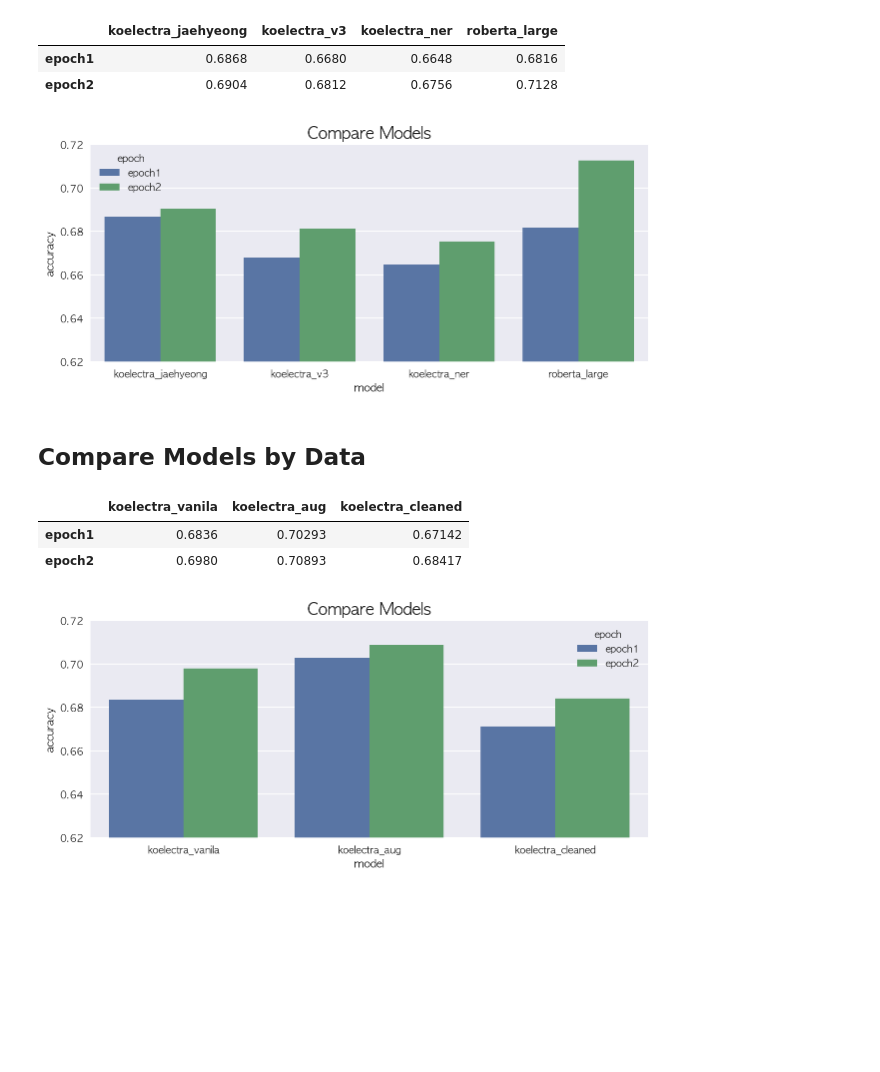
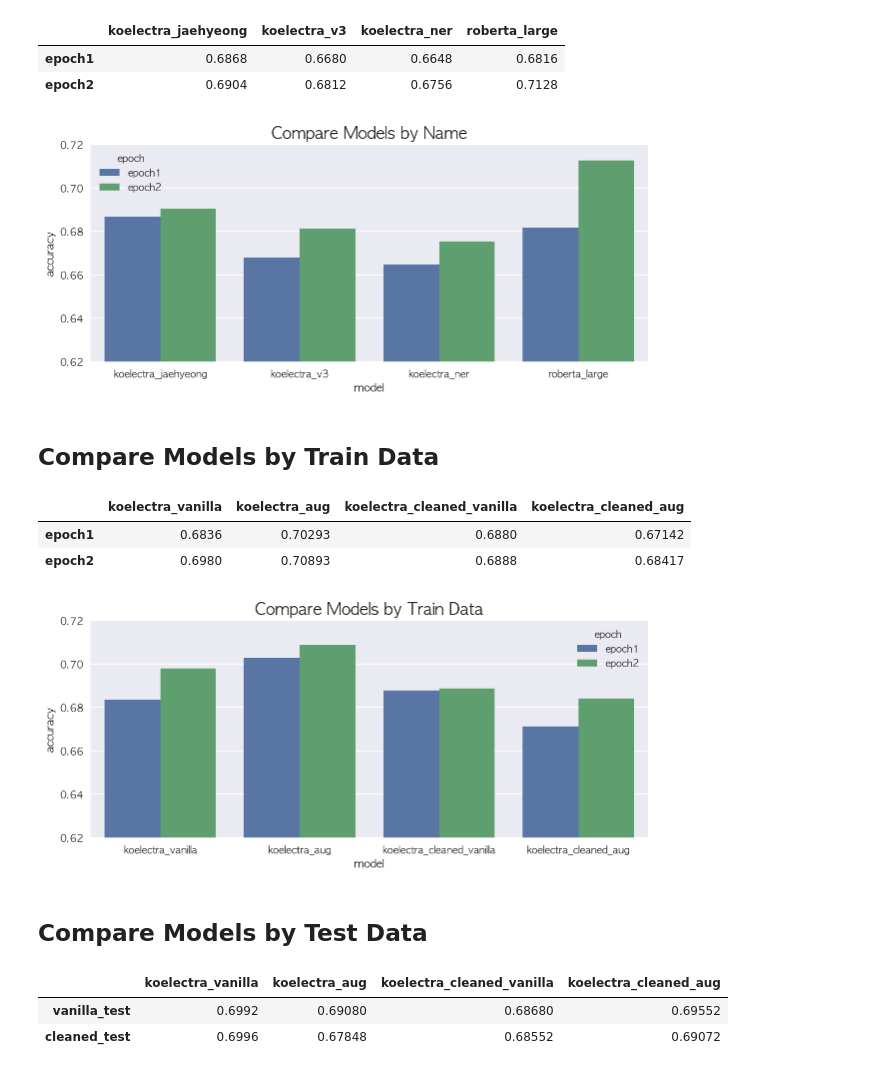
Before and after one commit to minyeamer/auto-raiting, a Jupyter notebook: notebooks/compare.ipynb, the cells around one changed output. Saved outputs shown, nothing was run; the diff lists cells and outputs as text; code cells hidden in the pictures; blank space fills up the shorter version.

Commit message:
compare 10epochs

```diff
--- a/notebooks/compare.ipynb
+++ b/notebooks/compare.ipynb
@@ -37,14 +37,14 @@ def read_history(model_names: List[str], metric: str, root_dir: str) -> pd.DataF
     return pd.DataFrame(history)
 # %%
 def plot_history(history: pd.DataFrame, metric: str, title: Optional[str]=None,
-                ymin: Optional[float]=0., ymax: Optional[float]=1.) -> Axes:
+                legend: Optional[str]='epoch', ymin: Optional[float]=0., ymax: Optional[float]=1.) -> Axes:
 
     accuracy = history.values.reshape(-1).tolist()
     epoch = np.array([[e]*len(history.columns) for e in history.index]).reshape(-1).tolist()
     model = history.columns.tolist()*len(history)
 
-    history = pd.DataFrame({metric:accuracy, 'epoch':epoch, 'model':model})
-    ax = sns.barplot(data=history, x='model', y=metric, hue='epoch')
+    history = pd.DataFrame({metric:accuracy, legend:epoch, 'model':model})
+    ax = sns.barplot(data=history, x='model', y=metric, hue=legend)
 
     if title:
         ax.set_title(title, fontsize=16)
@@ -65,23 +65,37 @@ history
 | epoch2 | 0.6904 | 0.6812 | 0.6756 | 0.7128 |
 # %%
 fig = plt.figure(figsize=(10,4))
-plot_history(history, METRIC, title='Compare Models', ymin=0.62, ymax=0.72)
+plot_history(history, METRIC, title='Compare Models by Name', ymin=0.62, ymax=0.72)
 plt.show()
 # %% [output]
-[figure, old version]
+[figure, new version]
 # %% [markdown]
-## Compare Models by Data
+## Compare Models by Train Data
 # %%
-compare_list = ['koelectra_vanila','koelectra_aug','koelectra_cleaned']
+compare_list = ['koelectra_vanilla','koelectra_aug','koelectra_cleaned_vanilla','koelectra_cleaned_aug']
 history = read_history(compare_list, METRIC, root_dir='./saved/models')
 history
 # %% [output]
-|  | koelectra_vanila | koelectra_aug | koelectra_cleaned |
-| epoch1 | 0.6836 | 0.70293 | 0.67142 |
-| epoch2 | 0.6980 | 0.70893 | 0.68417 |
+|  | koelectra_vanilla | koelectra_aug | koelectra_cleaned_vanilla | koelectra_cleaned_aug |
+| epoch1 | 0.6836 | 0.70293 | 0.6880 | 0.67142 |
+| epoch2 | 0.6980 | 0.70893 | 0.6888 | 0.68417 |
 # %%
 fig = plt.figure(figsize=(10,4))
-plot_history(history, METRIC, title='Compare Models', ymin=0.62, ymax=0.72)
+plot_history(history, METRIC, title='Compare Models by Train Data', ymin=0.62, ymax=0.72)
 plt.show()
 # %% [output]
-[figure, old version]
+[figure, new version]
+# %% [markdown]
+## Compare Models by Test Data
+# %%
+public_scores = pd.DataFrame({
+    'koelectra_vanilla':{'vanilla_test':0.6992, 'cleaned_test':0.6996},
+    'koelectra_aug':{'vanilla_test':0.6908, 'cleaned_test':0.67848},
+    'koelectra_cleaned_vanilla':{'vanilla_test':0.6868, 'cleaned_test':0.68552},
+    'koelectra_cleaned_aug':{'vanilla_test':0.69552, 'cleaned_test':0.69072},
+})
+public_scores
+# %% [output]
+|  | koelectra_vanilla | koelectra_aug | koelectra_cleaned_vanilla | koelectra_cleaned_aug |
+| vanilla_test | 0.6992 | 0.69080 | 0.68680 | 0.69552 |
+| cleaned_test | 0.6996 | 0.67848 | 0.68552 | 0.69072 |
```
Also changed, not shown: parts of 4 cells of this notebook, 1 other file.
